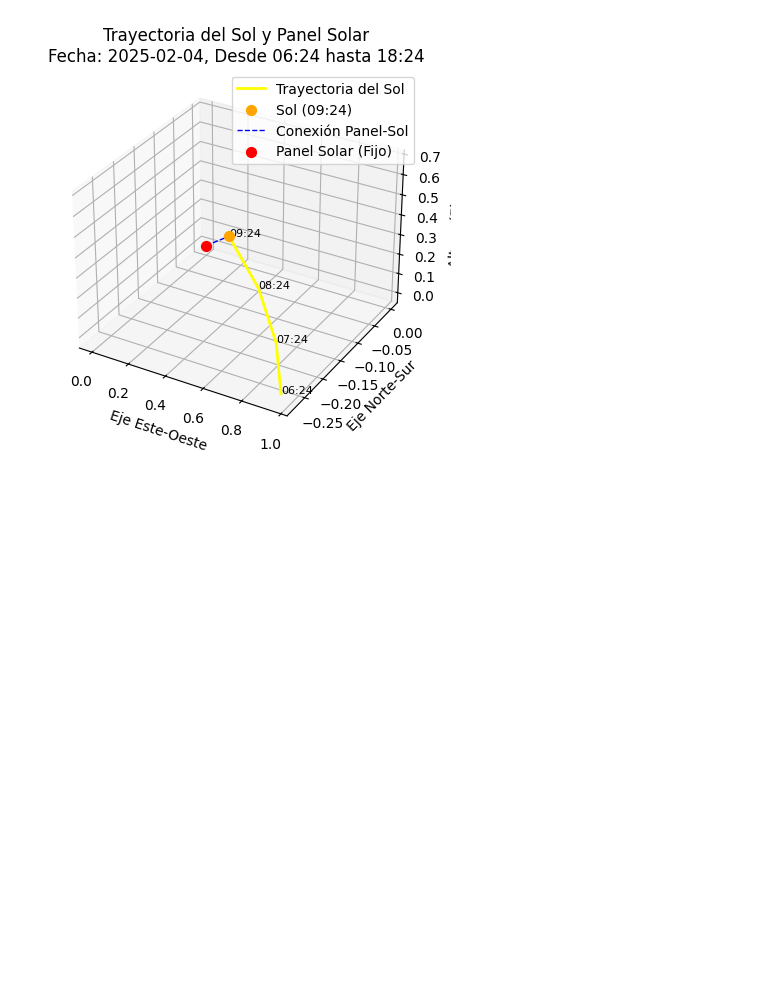
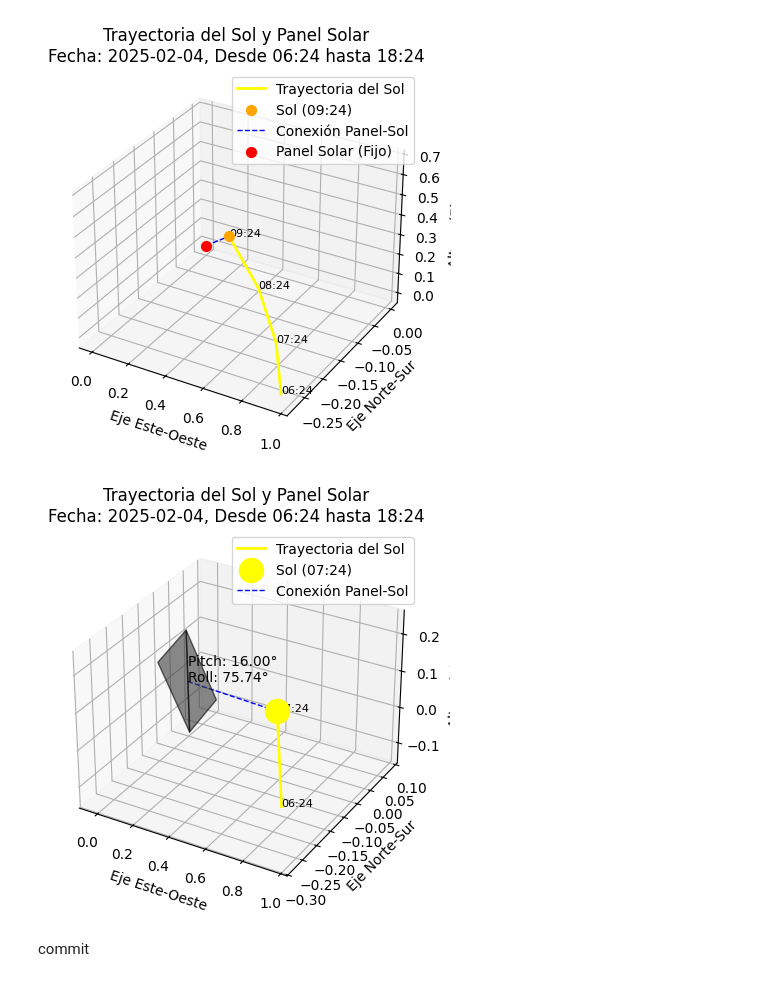
Before and after one commit to afca2002/Proyecto-Final-Panel-Solar, a Jupyter notebook: PanelSolar.ipynb, the cells around one changed output. Cells and saved outputs as stored; diff of their text form; code cells hidden in the pictures; blank space fills up the shorter version.

```diff
--- a/PanelSolar.ipynb
+++ b/PanelSolar.ipynb
@@ -736,7 +736,7 @@ def plotSunAndPanelTrajectoryInWindow(start_time, end_time, latitude, longitude)
             ax.plot(sun_x[:i+1], sun_y[:i+1], sun_z[:i+1], label='Trayectoria del Sol', color='yellow', linewidth=2)
 
             # Dibujar el sol como un círculo amarillo más grande
-            sun_size = 5000  # Tamaño del círculo que representa al sol
+            sun_size = 400  # Tamaño del círculo que representa al sol
             ax.scatter(sun_x[i], sun_y[i], sun_z[i], color='yellow', s=sun_size, label=f'Sol ({times[i].strftime("%H:%M")})')
 
             # Calcular pitch y roll para orientar el panel
@@ -774,30 +774,34 @@ def plotSunAndPanelTrajectoryInWindow(start_time, end_time, latitude, longitude)
             ax.set_ylabel('Eje Norte-Sur')
             ax.set_zlabel('Altura (Eje Z)')
             ax.set_title(f'Trayectoria del Sol y Panel Solar\nFecha: {start_time.strftime("%Y-%m-%d")}, Desde {start_time.strftime("%H:%M")} hasta {end_time.strftime("%H:%M")}')
             ax.legend()
             canvas.draw()
             root.after(500, update_plot, i + 1)
         else:
             root.after(1000, update_plot, 0)
 
     update_plot()
     root.mainloop()
 
 def rotate_panel(pitch, roll):
     """Crea una matriz de rotación para aplicar pitch y roll al panel."""
     pitch_rad = math.radians(pitch)
     roll_rad = math.radians(roll)
     rotation_x = np.array([
         [1, 0, 0],
         [0, math.cos(pitch_rad), -math.sin(pitch_rad)],
         [0, math.sin(pitch_rad), math.cos(pitch_rad)]
     ])
     rotation_y = np.array([
         [math.cos(roll_rad), 0, math.sin(roll_rad)],
         [0, 1, 0],
         [-math.sin(roll_rad), 0, math.cos(roll_rad)]
     ])
     return np.dot(rotation_x, rotation_y)
 
 if __name__ == "__main__":
     interactive_plot()
+# %% [output]
+[figure, added]
+# %% [markdown]
+commit
```
